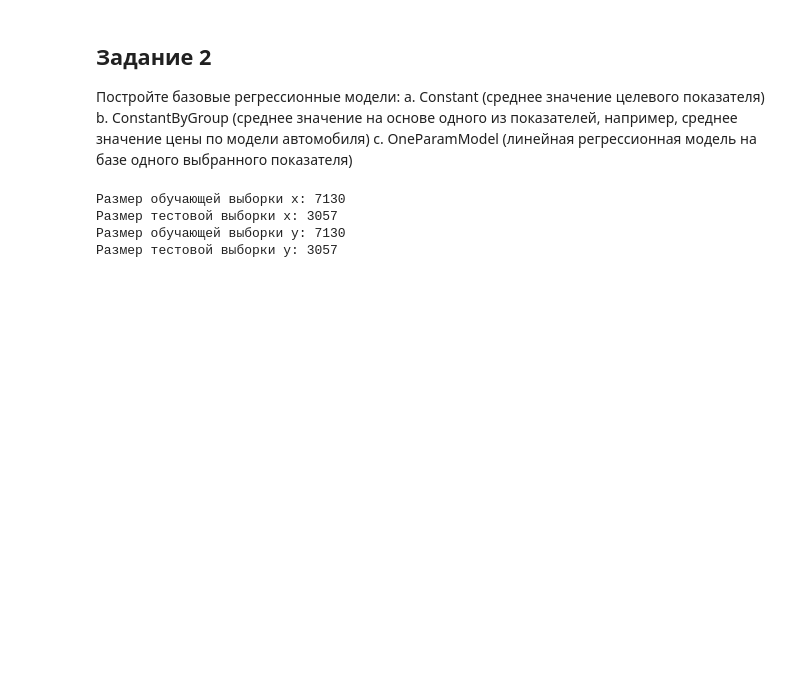
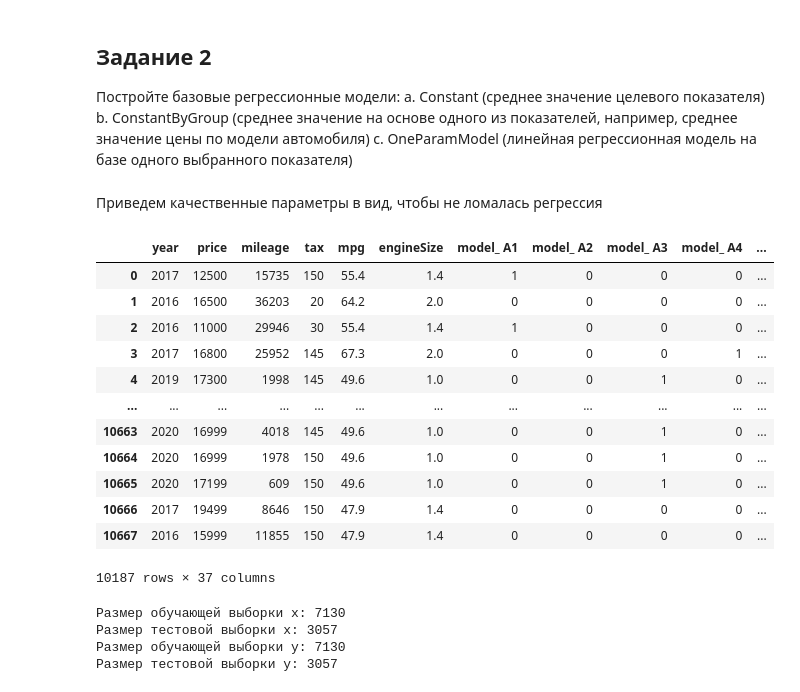
Before and after one commit to Andy-rew/Data-mining, a Jupyter notebook: lab3/lab3.ipynb, the cells around one changed output. Drawn from its saved outputs; the diff is of its cells as text; code cells hidden in the pictures; blank space fills up the shorter version.

```diff
--- a/lab3/lab3.ipynb
+++ b/lab3/lab3.ipynb
@@ -110,6 +111,25 @@ b. ConstantByGroup (среднее значение на основе одног
 среднее значение цены по модели автомобиля)
 c. OneParamModel (линейная регрессионная модель на базе одного выбранного
 показателя)
+# %% [markdown]
+Приведем качественные параметры в вид, чтобы не ломалась регрессия
+# %%
+df_for_regression = pd.get_dummies(df)
+df_for_regression
+# %% [output]
+|  | year | price | mileage | tax | mpg | engineSize | model_ A1 | model_ A2 | model_ A3 | model_ A4 | ... |
+| 0 | 2017 | 12500 | 15735 | 150 | 55.4 | 1.4 | 1 | 0 | 0 | 0 | ... |
+| 1 | 2016 | 16500 | 36203 | 20 | 64.2 | 2.0 | 0 | 0 | 0 | 0 | ... |
+| 2 | 2016 | 11000 | 29946 | 30 | 55.4 | 1.4 | 1 | 0 | 0 | 0 | ... |
+| 3 | 2017 | 16800 | 25952 | 145 | 67.3 | 2.0 | 0 | 0 | 0 | 1 | ... |
+| 4 | 2019 | 17300 | 1998 | 145 | 49.6 | 1.0 | 0 | 0 | 1 | 0 | ... |
+| ... | ... | ... | ... | ... | ... | ... | ... | ... | ... | ... | ... |
+| 10663 | 2020 | 16999 | 4018 | 145 | 49.6 | 1.0 | 0 | 0 | 1 | 0 | ... |
+| 10664 | 2020 | 16999 | 1978 | 150 | 49.6 | 1.0 | 0 | 0 | 1 | 0 | ... |
+| 10665 | 2020 | 17199 | 609 | 150 | 49.6 | 1.0 | 0 | 0 | 1 | 0 | ... |
+| 10666 | 2017 | 19499 | 8646 | 150 | 47.9 | 1.4 | 0 | 0 | 0 | 0 | ... |
+| 10667 | 2016 | 15999 | 11855 | 150 | 47.9 | 1.4 | 0 | 0 | 0 | 0 | ... |
+10187 rows × 37 columns
 # %%
 from sklearn.model_selection import train_test_split
 
```
Also changed, not shown: parts of 16 cells of this notebook.
